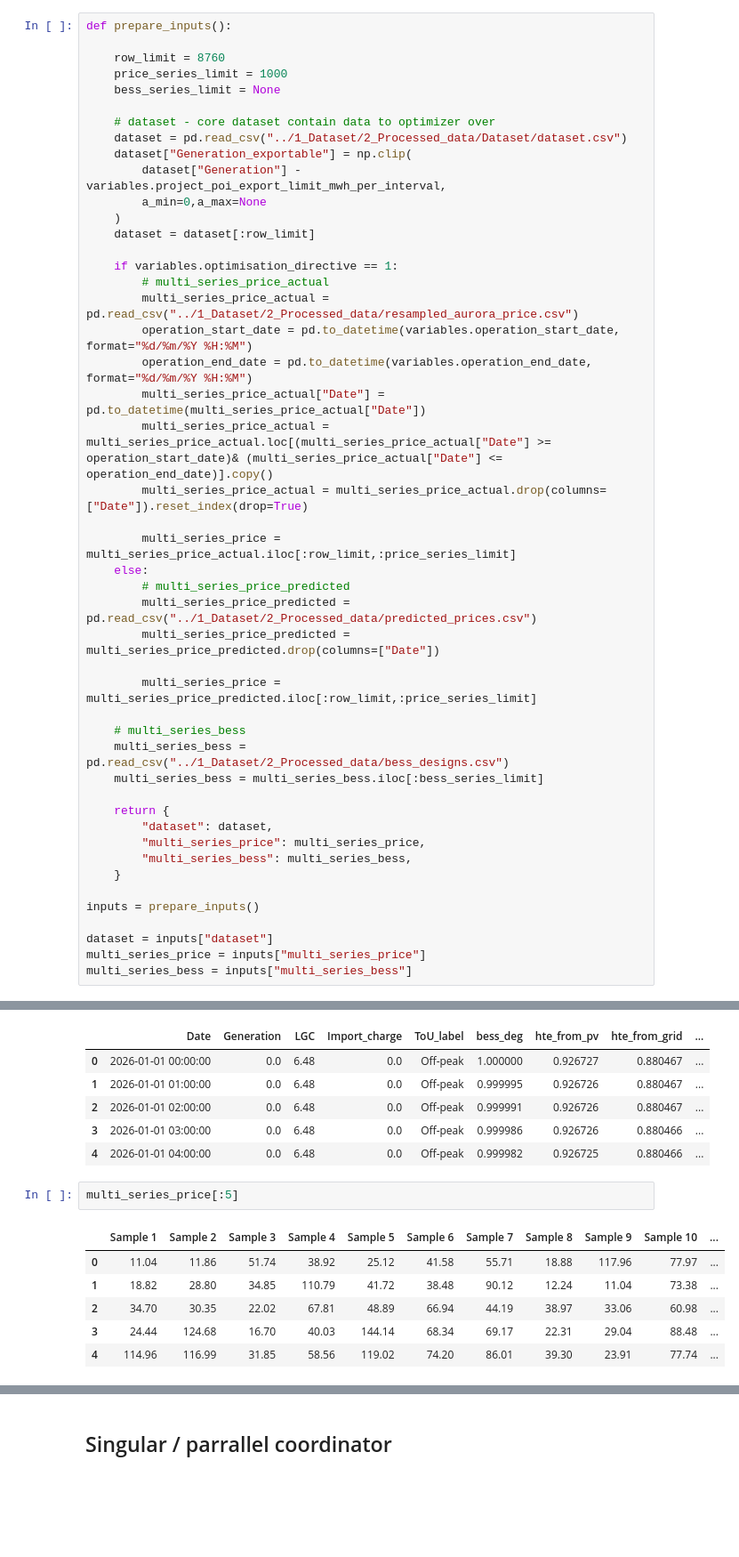
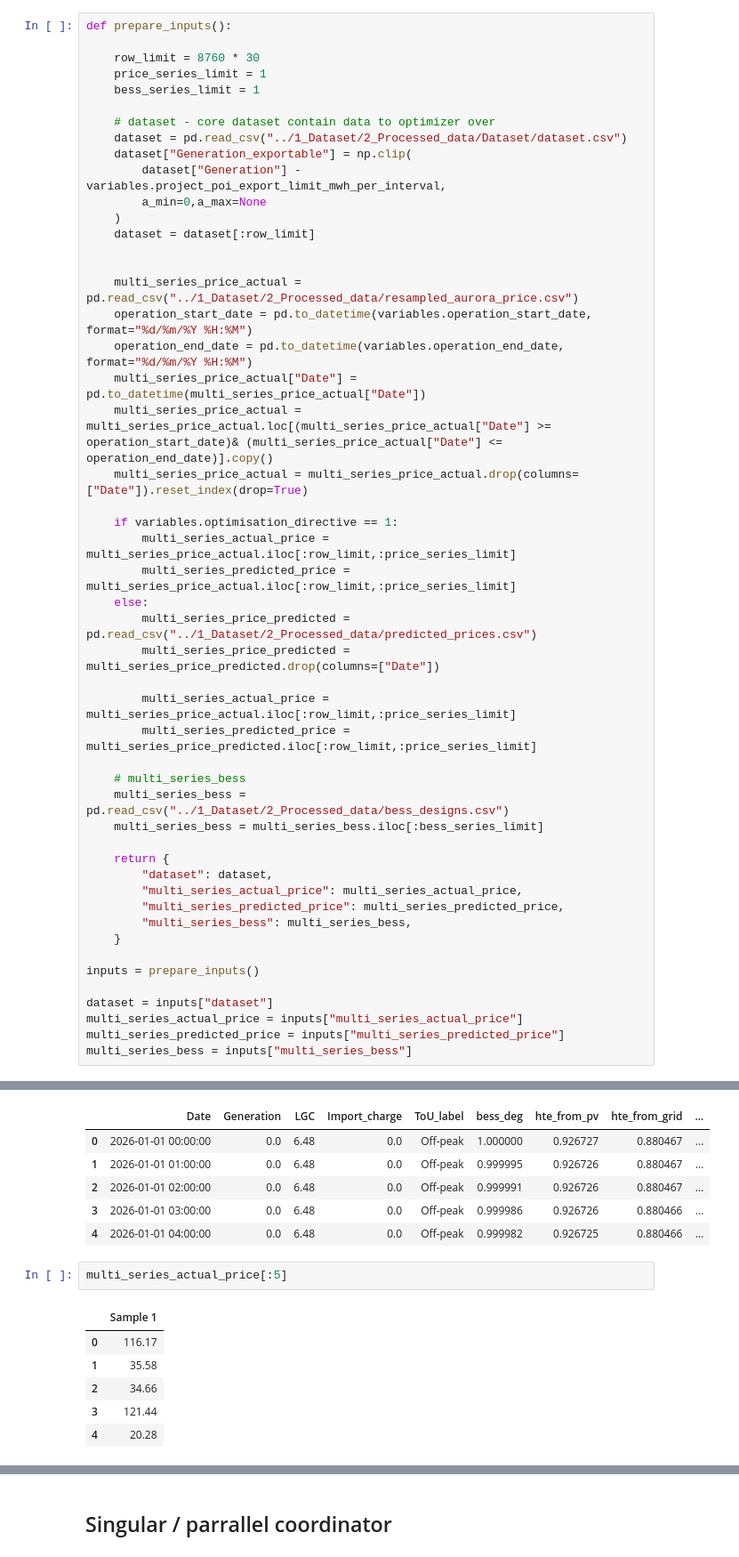
Before and after one commit to Daniel-Davaris/PV-BESS-Optimizer, a Jupyter notebook: optimizer/2_Optimizer/1_optimize.ipynb, the cells around one changed output, grey strips where cells are left out. Shown at 89% size. Drawn from its saved outputs; the diff is of its cells as text; blank space fills up the shorter version.

```diff
--- a/optimizer/2_Optimizer/1_optimize.ipynb
+++ b/optimizer/2_Optimizer/1_optimize.ipynb
@@ -699,9 +553,9 @@ def create_optimisation(inputs, item=None):
 # %%
 def prepare_inputs():
 
-    row_limit = 8760
-    price_series_limit = 1000
-    bess_series_limit = None
+    row_limit = 8760 * 30
+    price_series_limit = 1
+    bess_series_limit = 1
 
     # dataset - core dataset contain data to optimizer over
     dataset = pd.read_csv("../1_Dataset/2_Processed_data/Dataset/dataset.csv")
@@ -711,22 +565,23 @@ def prepare_inputs():
     )
     dataset = dataset[:row_limit]
 
+
+    multi_series_price_actual = pd.read_csv("../1_Dataset/2_Processed_data/resampled_aurora_price.csv")
+    operation_start_date = pd.to_datetime(variables.operation_start_date, format="%d/%m/%Y %H:%M")
+    operation_end_date = pd.to_datetime(variables.operation_end_date, format="%d/%m/%Y %H:%M")
+    multi_series_price_actual["Date"] = pd.to_datetime(multi_series_price_actual["Date"])
+    multi_series_price_actual = multi_series_price_actual.loc[(multi_series_price_actual["Date"] >= operation_start_date)& (multi_series_price_actual["Date"] <= operation_end_date)].copy()
+    multi_series_price_actual = multi_series_price_actual.drop(columns=["Date"]).reset_index(drop=True)
+
     if variables.optimisation_directive == 1:
-        # multi_series_price_actual
-        multi_series_price_actual = pd.read_csv("../1_Dataset/2_Processed_data/resampled_aurora_price.csv")
-        operation_start_date = pd.to_datetime(variables.operation_start_date, format="%d/%m/%Y %H:%M")
-        operation_end_date = pd.to_datetime(variables.operation_end_date, format="%d/%m/%Y %H:%M")
-        multi_series_price_actual["Date"] = pd.to_datetime(multi_series_price_actual["Date"])
-        multi_series_price_actual = multi_series_price_actual.loc[(multi_series_price_actual["Date"] >= operation_start_date)& (multi_series_price_actual["Date"] <= operation_end_date)].copy()
-        multi_series_price_actual = multi_series_price_actual.drop(columns=["Date"]).reset_index(drop=True)
-
-        multi_series_price = multi_series_price_actual.iloc[:row_limit,:price_series_limit]
+        multi_series_actual_price = multi_series_price_actual.iloc[:row_limit,:price_series_limit]
+        multi_series_predicted_price = multi_series_price_actual.iloc[:row_limit,:price_series_limit]
     else:
-        # multi_series_price_predicted
         multi_series_price_predicted = pd.read_csv("../1_Dataset/2_Processed_data/predicted_prices.csv")
         multi_series_price_predicted = multi_series_price_predicted.drop(columns=["Date"])
 
-        multi_series_price = multi_series_price_predicted.iloc[:row_limit,:price_series_limit]
+        multi_series_actual_price = multi_series_price_actual.iloc[:row_limit,:price_series_limit]
+        multi_series_predicted_price = multi_series_price_predicted.iloc[:row_limit,:price_series_limit]
 
     # multi_series_bess
     multi_series_bess = pd.read_csv("../1_Dataset/2_Processed_data/bess_designs.csv")
@@ -734,12 +589,14 @@ def prepare_inputs():
 
     return {
         "dataset": dataset,
-        "multi_series_price": multi_series_price,
+        "multi_series_actual_price": multi_series_actual_price,
+        "multi_series_predicted_price": multi_series_predicted_price,
         "multi_series_bess": multi_series_bess,
     }
 
 inputs = prepare_inputs()
 
 dataset = inputs["dataset"]
-multi_series_price = inputs["multi_series_price"]
+multi_series_actual_price = inputs["multi_series_actual_price"]
+multi_series_predicted_price = inputs["multi_series_predicted_price"]
 multi_series_bess = inputs["multi_series_bess"]
@@ -753,11 +612,11 @@ dataset[:5]
 | 3 | 2026-01-01 03:00:00 | 0.0 | 6.48 | 0.0 | Off-peak | 0.999986 | 0.926726 | 0.880466 | ... |
 | 4 | 2026-01-01 04:00:00 | 0.0 | 6.48 | 0.0 | Off-peak | 0.999982 | 0.926725 | 0.880466 | ... |
 # %%
-multi_series_price[:5]
+multi_series_actual_price[:5]
 # %% [output]
-|  | Sample 1 | Sample 2 | Sample 3 | Sample 4 | Sample 5 | Sample 6 | Sample 7 | Sample 8 | Sample 9 | Sample 10 | ... |
-| 0 | 11.04 | 11.86 | 51.74 | 38.92 | 25.12 | 41.58 | 55.71 | 18.88 | 117.96 | 77.97 | ... |
-| 1 | 18.82 | 28.80 | 34.85 | 110.79 | 41.72 | 38.48 | 90.12 | 12.24 | 11.04 | 73.38 | ... |
-| 2 | 34.70 | 30.35 | 22.02 | 67.81 | 48.89 | 66.94 | 44.19 | 38.97 | 33.06 | 60.98 | ... |
-| 3 | 24.44 | 124.68 | 16.70 | 40.03 | 144.14 | 68.34 | 69.17 | 22.31 | 29.04 | 88.48 | ... |
-| 4 | 114.96 | 116.99 | 31.85 | 58.56 | 119.02 | 74.20 | 86.01 | 39.30 | 23.91 | 77.74 | ... |
+|  | Sample 1 |
+| 0 | 116.17 |
+| 1 | 35.58 |
+| 2 | 34.66 |
+| 3 | 121.44 |
+| 4 | 20.28 |
```
Also changed, not shown: parts of 15 cells of this notebook, 7 other files.
